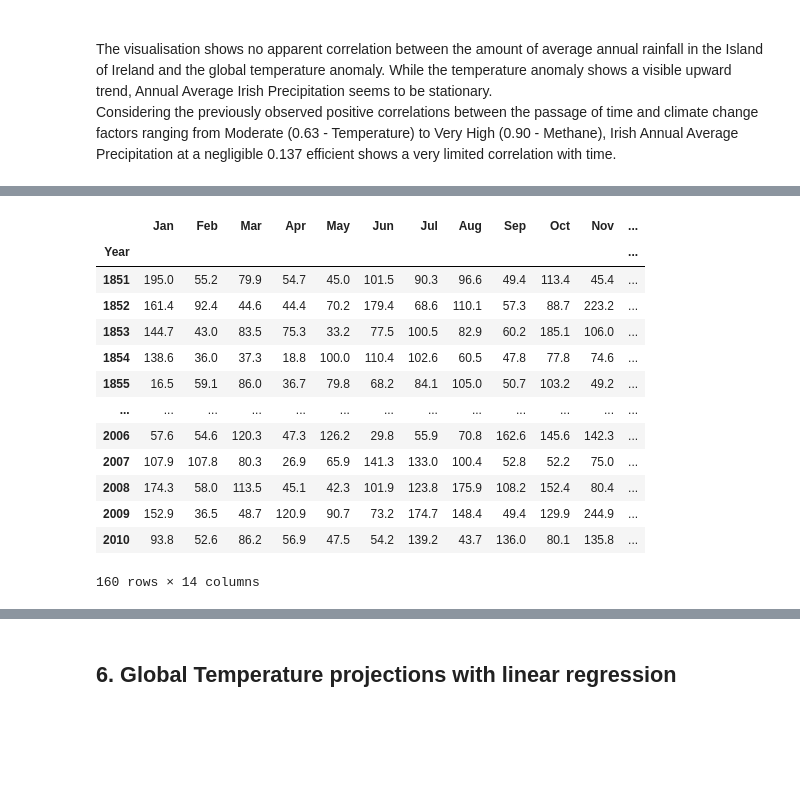
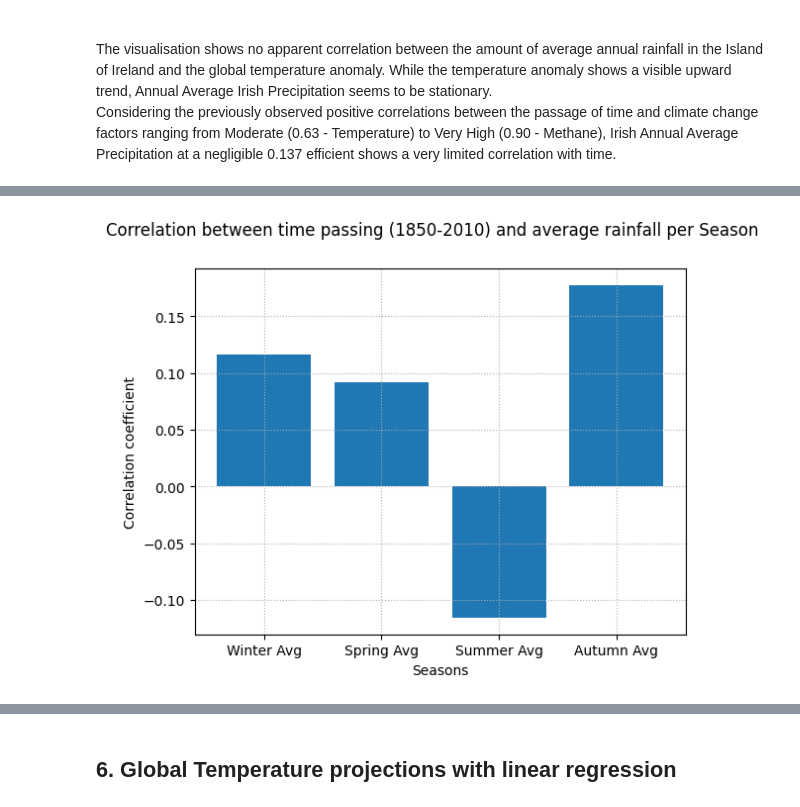
Before and after one commit to noyo0/ProgrammingForDataAnalysis_Project2, a Jupyter notebook: Project2/Project2.ipynb, the cells around one changed output, grey strips where cells are left out. Drawn from its saved outputs; the diff is of its cells as text; code cells hidden in the pictures; blank space fills up the shorter version.

```diff
--- a/Project2/Project2.ipynb
+++ b/Project2/Project2.ipynb
@@ -1416,17 +1379,17 @@ S_Avg
-# %%
-IrishRainfall[1:]
-# %% [output]
-|  | Jan | Feb | Mar | Apr | May | Jun | Jul | Aug | Sep | Oct | Nov | ... |
-| Year |  |  |  |  |  |  |  |  |  |  |  | ... |
-| 1851 | 195.0 | 55.2 | 79.9 | 54.7 | 45.0 | 101.5 | 90.3 | 96.6 | 49.4 | 113.4 | 45.4 | ... |
-| 1852 | 161.4 | 92.4 | 44.6 | 44.4 | 70.2 | 179.4 | 68.6 | 110.1 | 57.3 | 88.7 | 223.2 | ... |
-| 1853 | 144.7 | 43.0 | 83.5 | 75.3 | 33.2 | 77.5 | 100.5 | 82.9 | 60.2 | 185.1 | 106.0 | ... |
-| 1854 | 138.6 | 36.0 | 37.3 | 18.8 | 100.0 | 110.4 | 102.6 | 60.5 | 47.8 | 77.8 | 74.6 | ... |
-| 1855 | 16.5 | 59.1 | 86.0 | 36.7 | 79.8 | 68.2 | 84.1 | 105.0 | 50.7 | 103.2 | 49.2 | ... |
-| ... | ... | ... | ... | ... | ... | ... | ... | ... | ... | ... | ... | ... |
-| 2006 | 57.6 | 54.6 | 120.3 | 47.3 | 126.2 | 29.8 | 55.9 | 70.8 | 162.6 | 145.6 | 142.3 | ... |
-| 2007 | 107.9 | 107.8 | 80.3 | 26.9 | 65.9 | 141.3 | 133.0 | 100.4 | 52.8 | 52.2 | 75.0 | ... |
-| 2008 | 174.3 | 58.0 | 113.5 | 45.1 | 42.3 | 101.9 | 123.8 | 175.9 | 108.2 | 152.4 | 80.4 | ... |
-| 2009 | 152.9 | 36.5 | 48.7 | 120.9 | 90.7 | 73.2 | 174.7 | 148.4 | 49.4 | 129.9 | 244.9 | ... |
-| 2010 | 93.8 | 52.6 | 86.2 | 56.9 | 47.5 | 54.2 | 139.2 | 43.7 | 136.0 | 80.1 | 135.8 | ... |
-160 rows × 14 columns
+# %%
+S_Avg['Year']=S_Avg.index.values
+results=[]
+for m in S_Avg.columns[0:4]:#Excluding year which correlates with itself @1.0
+    result = np.corrcoef(S_Avg['Year'], S_Avg[m])
+    coef=result[0,1] #get month correlation (the first row second column from np.corcoef output)
+    results.append({'Month': m, 'Correlation': coef})
+    #print(coef)
+s_corr_results = pd.DataFrame(results)# convert dictionary to dataframe
+plt.bar(s_corr_results['Month'],s_corr_results['Correlation'])
+plt.suptitle('Correlation between time passing (1850-2010) and average rainfall per Season')
+plt.ylabel('Correlation coefficient')
+plt.xlabel('Seasons')
+plt.grid(True, linestyle=':')
+plt.show()
+# %% [output]
+[figure, added]
```
Also changed, not shown: parts of 9 cells of this notebook.
